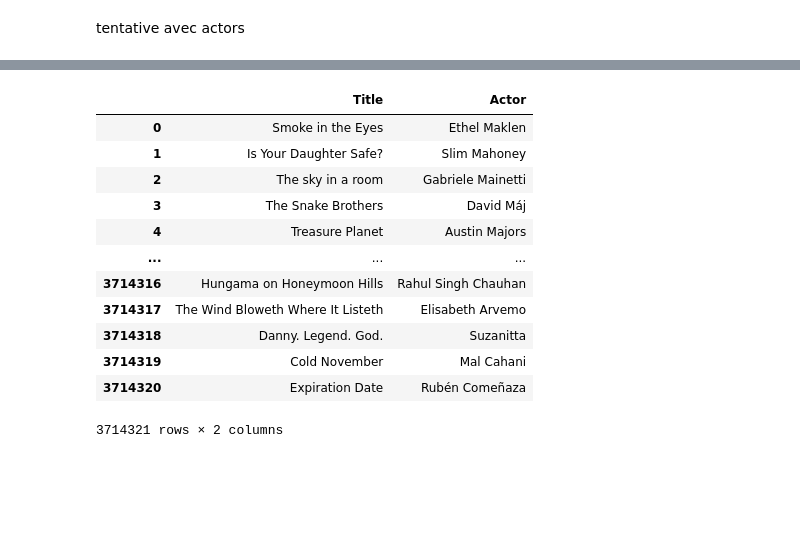
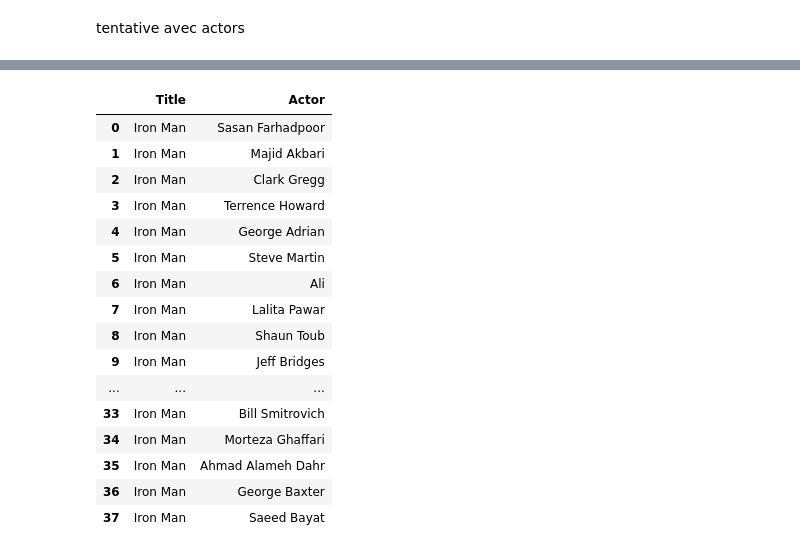
Before and after one commit to Jean-Patrick-Alcolea/Projet-2, a Jupyter notebook: notebooks/Exploration BDD Antoine.ipynb, the cells around one changed output, grey strips where cells are left out. Cells and saved outputs as stored; diff of their text form; code cells hidden in the pictures; blank space fills up the shorter version.

Commit message:
table film avec actors

```diff
--- a/notebooks/Exploration BDD Antoine.ipynb
+++ b/notebooks/Exploration BDD Antoine.ipynb
@@ -211,30 +211,35 @@ sql("""
 # %%
 sql("""select
     distinct primaryTitle as Title,
     PrimaryName as Actor
 
 
 
     from name_basics
 
     Join title_principals using (nconst)
     Join title_basics using (tconst)
 
     where (primaryProfession like '%actress%' or primaryProfession like '%actor%') and (category like '%actress%' or category like '%actor%')
     and isAdult is false
     and PrimaryName not like '%\\N%'
+    and Title like 'Iron Man'
     """)
 # %% [output]
 |  | Title | Actor |
-| 0 | Smoke in the Eyes | Ethel Maklen |
-| 1 | Is Your Daughter Safe? | Slim Mahoney |
-| 2 | The sky in a room | Gabriele Mainetti |
-| 3 | The Snake Brothers | David Máj |
-| 4 | Treasure Planet | Austin Majors |
+| 0 | Iron Man | Sasan Farhadpoor |
+| 1 | Iron Man | Majid Akbari |
+| 2 | Iron Man | Clark Gregg |
+| 3 | Iron Man | Terrence Howard |
+| 4 | Iron Man | George Adrian |
+| 5 | Iron Man | Steve Martin |
+| 6 | Iron Man | Ali |
+| 7 | Iron Man | Lalita Pawar |
+| 8 | Iron Man | Shaun Toub |
+| 9 | Iron Man | Jeff Bridges |
 | ... | ... | ... |
-| 3714316 | Hungama on Honeymoon Hills | Rahul Singh Chauhan |
-| 3714317 | The Wind Bloweth Where It Listeth | Elisabeth Arvemo |
-| 3714318 | Danny. Legend. God. | Suzanitta |
-| 3714319 | Cold November | Mal Cahani |
-| 3714320 | Expiration Date | Rubén Comeñaza |
+| 33 | Iron Man | Bill Smitrovich |
+| 34 | Iron Man | Morteza Ghaffari |
+| 35 | Iron Man | Ahmad Alameh Dahr |
+| 36 | Iron Man | George Baxter |
+| 37 | Iron Man | Saeed Bayat |
-3714321 rows × 2 columns
```
Also changed, not shown: parts of 1 cell of this notebook.
